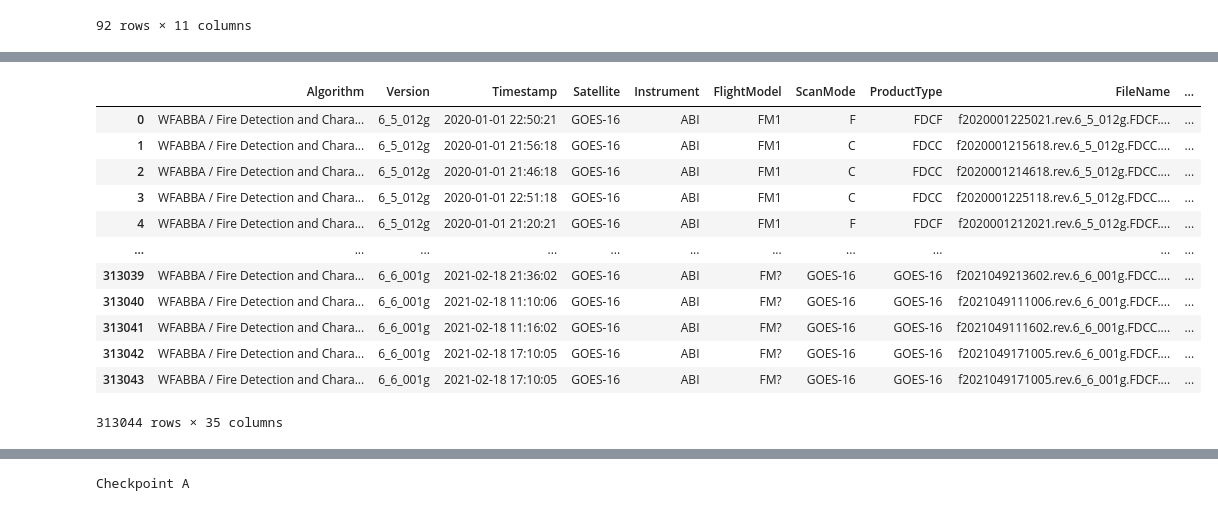
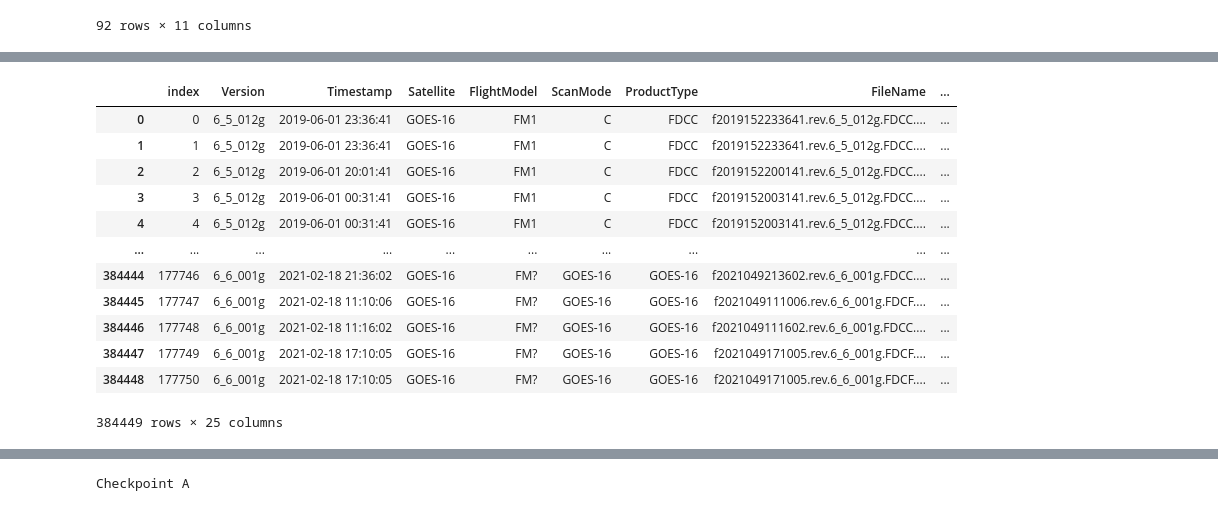
Before and after one commit to shaneluna/smokeynet-engineering, a Jupyter notebook: notebooks/wfabba/WFABBA_FIgLib_Join.ipynb, the cells around one changed output, grey strips where cells are left out. Drawn from its saved outputs; the diff is of its cells as text; code cells hidden in the pictures.

Commit message:
Incorporate 2019 WFABBA data as well

```diff
--- a/notebooks/wfabba/WFABBA_FIgLib_Join.ipynb
+++ b/notebooks/wfabba/WFABBA_FIgLib_Join.ipynb
@@ -11,6 +11,7 @@ import geopandas as gpd
 from geopandas import GeoDataFrame
 import pytz
 from sklearn.metrics import accuracy_score
+pd.set_option('display.max_columns', None)
 # %% [markdown]
 ## 1) Extract FIgLib Data
 # %%
@@ -231,11 +212,27 @@ overlap_events_df
 | 305 | 20210319_FIRE_om-n-mobo-c/ | 1616211942_+00000.jpg | 20210319 | om-n-mobo-c | 1616211942 | 2021-03-20 03:45:42+00:00 | 32.5948 | -116.8447 | 32.594800 | ... |
 | 306 | 20210711_FIRE_wc-e-mobo-c/ | 1626026154_+00000.jpg | 20210711 | wc-e-mobo-c | 1626026154 | 2021-07-11 17:55:54+00:00 | 33.0087 | -116.9709 | 33.008700 | ... |
 92 rows × 11 columns
+# %%
+#read in GOES 16 inputs
+wfabba_goes_16_2019_df = pd.read_csv("goes-16_2019.csv")
+wfabba_goes_16_part1_df = pd.read_csv("goes-16_2020_Part1.csv")
+wfabba_goes_16_part2_df = pd.read_csv("goes-16_2020_Part2.csv")
+wfabba_goes_16_part3_df = pd.read_csv("goes-16_2020_Part3.csv")
+wfabba_goes_16_part4_df = pd.read_csv("goes-16_2020_Part4.csv")
+wfabba_goes_16_jan_2021_df = pd.read_csv("goes-16_2021_Jan.csv")
+wfabba_goes_16_2021_df = pd.read_csv("goes-16.csv") #2021 detections
+# %%
+wfabba_goes_16_2019_df = wfabba_goes_16_2019_df.drop(columns = ["Unnamed: 0", "Algorithm","Instrument","DataSource", "DataCreationTimestamp", "NavProjSubPtLong", "ActualSatSubPtLong", "NumFire", "Line", "Element"])
+wfabba_goes_16_part1_df = wfabba_goes_16_part1_df.drop(columns = ["Unnamed: 0", "Algorithm","Instrument","DataSource", "DataCreationTimestamp", "NavProjSubPtLong", "ActualSatSubPtLong", "NumFire", "Line", "Element"])
+wfabba_goes_16_part2_df = wfabba_goes_16_part2_df.drop(columns = ["Unnamed: 0", "Algorithm","Instrument","DataSource", "DataCreationTimestamp", "NavProjSubPtLong", "ActualSatSubPtLong", "NumFire", "Line", "Element"])
+wfabba_goes_16_part3_df = wfabba_goes_16_part3_df.drop(columns = ["Unnamed: 0", "Algorithm","Instrument","DataSource", "DataCreationTimestamp", "NavProjSubPtLong", "ActualSatSubPtLong", "NumFire", "Line", "Element"])
+wfabba_goes_16_part4_df = wfabba_goes_16_part4_df.drop(columns = ["Unnamed: 0", "Algorithm","Instrument","DataSource", "DataCreationTimestamp", "NavProjSubPtLong", "ActualSatSubPtLong", "NumFire", "Line", "Element"])
+wfabba_goes_16_jan_2021_df = wfabba_goes_16_jan_2021_df.drop(columns = ["Unnamed: 0", "Algorithm","Instrument","DataSource", "DataCreationTimestamp", "NavProjSubPtLong", "ActualSatSubPtLong", "NumFire", "Line", "Element"])
+wfabba_goes_16_2021_df = wfabba_goes_16_2021_df.drop(columns = ["Unnamed: 0", "Algorithm","Instrument","DataSource", "DataCreationTimestamp", "NavProjSubPtLong", "ActualSatSubPtLong", "NumFire", "Line", "Element", "FD_X", "FD_Y"]) #2021 detections
 # %%
-#read in GOES 16 inputs
-wfabba_goes_16_part1_df = pd.read_csv("goes-16_2020_Part1.csv")
-wfabba_goes_16_part2_df = pd.read_csv("goes-16_2020_Part2.csv")
-wfabba_goes_16_part3_df = pd.read_csv("goes-16_2020_Part3.csv")
-wfabba_goes_16_part4_df = pd.read_csv("goes-16_2020_Part4.csv")
-wfabba_goes_16_jan_2021_df = pd.read_csv("goes-16_2021_Jan.csv")
-wfabba_goes_16_2021_df = pd.read_csv("goes-16.csv") #2021 detections
+print(len(wfabba_goes_16_2021_df))
+wfabba_goes_16_2021_df = wfabba_goes_16_2021_df[wfabba_goes_16_2021_df["Timestamp"] >= "2021-02-01"]
+wfabba_goes_16_2021_df = wfabba_goes_16_2021_df.reset_index()
+wfabba_goes_16_2021_df = wfabba_goes_16_2021_df.drop(columns=["index"])
+print(len(wfabba_goes_16_2021_df))
+wfabba_goes_16_2021_df
@@ -242,24 +255,25 @@ wfabba_goes_16_2021_df = pd.read_csv("goes-16.csv") #2021 detections
 # %%
 # GOES 16 operations
-wfabba_goes_16_df = pd.concat([wfabba_goes_16_part1_df,wfabba_goes_16_part2_df,wfabba_goes_16_part3_df,wfabba_goes_16_part4_df, wfabba_goes_16_jan_2021_df, wfabba_goes_16_2021_df])
+wfabba_goes_16_df = pd.concat([wfabba_goes_16_2019_df,wfabba_goes_16_part1_df,wfabba_goes_16_part2_df,wfabba_goes_16_part3_df,wfabba_goes_16_part4_df, wfabba_goes_16_jan_2021_df, wfabba_goes_16_2021_df])
+# wfabba_goes_16_df = pd.concat([wfabba_goes_16_2019_df])
+# wfabba_goes_16_df = pd.concat([wfabba_goes_16_part1_df,wfabba_goes_16_part2_df,wfabba_goes_16_part3_df,wfabba_goes_16_part4_df])
 wfabba_goes_16_df["timestamp_converted"] = pd.to_datetime(wfabba_goes_16_df["Timestamp"], infer_datetime_format=True, origin="unix", utc=True)
-wfabba_goes_16_df["timestamp_converted"]
 wfabba_goes_16_df = wfabba_goes_16_df.reset_index()
-wfabba_goes_16_df = wfabba_goes_16_df.drop(columns=["index", "Unnamed: 0"])
+wfabba_goes_16_df = wfabba_goes_16_df.drop(columns=["index"])
 wfabba_goes_16_df
 # %% [output]
-|  | Algorithm | Version | Timestamp | Satellite | Instrument | FlightModel | ScanMode | ProductType | FileName | ... |
-| 0 | WFABBA / Fire Detection and Chara... | 6_5_012g | 2020-01-01 22:50:21 | GOES-16 | ABI | FM1 | F | FDCF | f2020001225021.rev.6_5_012g.FDCF.... | ... |
-| 1 | WFABBA / Fire Detection and Chara... | 6_5_012g | 2020-01-01 21:56:18 | GOES-16 | ABI | FM1 | C | FDCC | f2020001215618.rev.6_5_012g.FDCC.... | ... |
-| 2 | WFABBA / Fire Detection and Chara... | 6_5_012g | 2020-01-01 21:46:18 | GOES-16 | ABI | FM1 | C | FDCC | f2020001214618.rev.6_5_012g.FDCC.... | ... |
-| 3 | WFABBA / Fire Detection and Chara... | 6_5_012g | 2020-01-01 22:51:18 | GOES-16 | ABI | FM1 | C | FDCC | f2020001225118.rev.6_5_012g.FDCC.... | ... |
-| 4 | WFABBA / Fire Detection and Chara... | 6_5_012g | 2020-01-01 21:20:21 | GOES-16 | ABI | FM1 | F | FDCF | f2020001212021.rev.6_5_012g.FDCF.... | ... |
-| ... | ... | ... | ... | ... | ... | ... | ... | ... | ... | ... |
-| 313039 | WFABBA / Fire Detection and Chara... | 6_6_001g | 2021-02-18 21:36:02 | GOES-16 | ABI | FM? | GOES-16 | GOES-16 | f2021049213602.rev.6_6_001g.FDCC.... | ... |
-| 313040 | WFABBA / Fire Detection and Chara... | 6_6_001g | 2021-02-18 11:10:06 | GOES-16 | ABI | FM? | GOES-16 | GOES-16 | f2021049111006.rev.6_6_001g.FDCF.... | ... |
-| 313041 | WFABBA / Fire Detection and Chara... | 6_6_001g | 2021-02-18 11:16:02 | GOES-16 | ABI | FM? | GOES-16 | GOES-16 | f2021049111602.rev.6_6_001g.FDCC.... | ... |
-| 313042 | WFABBA / Fire Detection and Chara... | 6_6_001g | 2021-02-18 17:10:05 | GOES-16 | ABI | FM? | GOES-16 | GOES-16 | f2021049171005.rev.6_6_001g.FDCF.... | ... |
-| 313043 | WFABBA / Fire Detection and Chara... | 6_6_001g | 2021-02-18 17:10:05 | GOES-16 | ABI | FM? | GOES-16 | GOES-16 | f2021049171005.rev.6_6_001g.FDCF.... | ... |
+|  | index | Version | Timestamp | Satellite | FlightModel | ScanMode | ProductType | FileName | ... |
+| 0 | 0 | 6_5_012g | 2019-06-01 23:36:41 | GOES-16 | FM1 | C | FDCC | f2019152233641.rev.6_5_012g.FDCC.... | ... |
+| 1 | 1 | 6_5_012g | 2019-06-01 23:36:41 | GOES-16 | FM1 | C | FDCC | f2019152233641.rev.6_5_012g.FDCC.... | ... |
+| 2 | 2 | 6_5_012g | 2019-06-01 20:01:41 | GOES-16 | FM1 | C | FDCC | f2019152200141.rev.6_5_012g.FDCC.... | ... |
+| 3 | 3 | 6_5_012g | 2019-06-01 00:31:41 | GOES-16 | FM1 | C | FDCC | f2019152003141.rev.6_5_012g.FDCC.... | ... |
+| 4 | 4 | 6_5_012g | 2019-06-01 00:31:41 | GOES-16 | FM1 | C | FDCC | f2019152003141.rev.6_5_012g.FDCC.... | ... |
+| ... | ... | ... | ... | ... | ... | ... | ... | ... | ... |
+| 384444 | 177746 | 6_6_001g | 2021-02-18 21:36:02 | GOES-16 | FM? | GOES-16 | GOES-16 | f2021049213602.rev.6_6_001g.FDCC.... | ... |
+| 384445 | 177747 | 6_6_001g | 2021-02-18 11:10:06 | GOES-16 | FM? | GOES-16 | GOES-16 | f2021049111006.rev.6_6_001g.FDCF.... | ... |
+| 384446 | 177748 | 6_6_001g | 2021-02-18 11:16:02 | GOES-16 | FM? | GOES-16 | GOES-16 | f2021049111602.rev.6_6_001g.FDCC.... | ... |
+| 384447 | 177749 | 6_6_001g | 2021-02-18 17:10:05 | GOES-16 | FM? | GOES-16 | GOES-16 | f2021049171005.rev.6_6_001g.FDCF.... | ... |
+| 384448 | 177750 | 6_6_001g | 2021-02-18 17:10:05 | GOES-16 | FM? | GOES-16 | GOES-16 | f2021049171005.rev.6_6_001g.FDCF.... | ... |
-313044 rows × 35 columns
+384449 rows × 25 columns
 # %%
 #read in GOES 17 inputs
```
Also changed, not shown: parts of 30 cells of this notebook, 1 other file.
